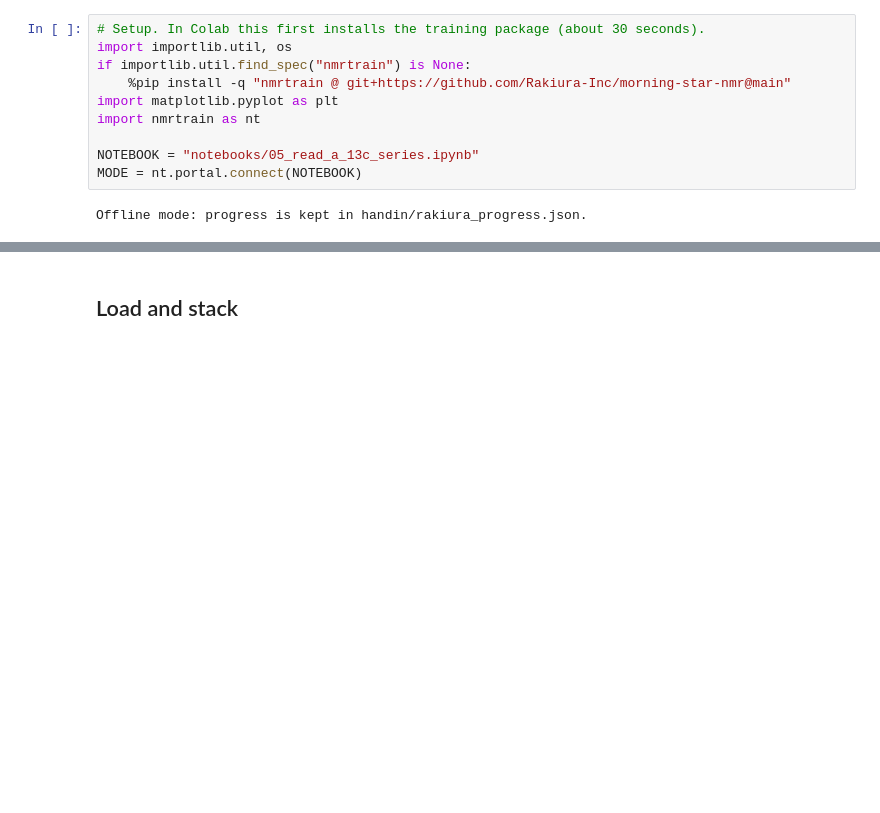
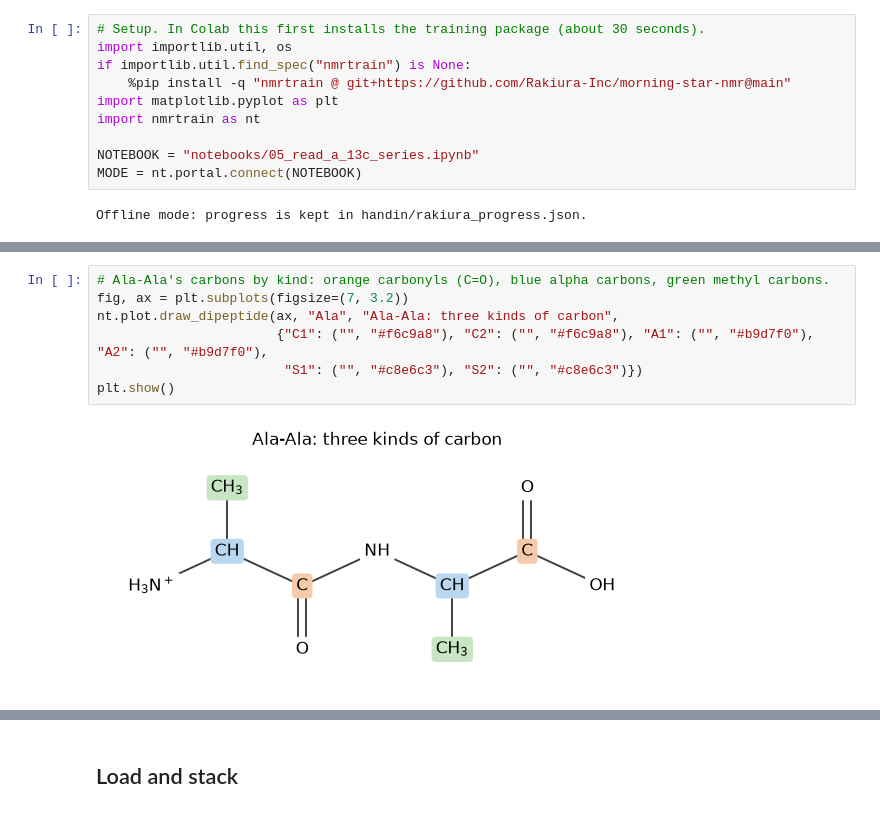
Before and after one commit to Rakiura-Inc/morning-star-nmr, a Jupyter notebook: notebooks/executed/05_read_a_13c_series.executed.ipynb, the cells around one changed output, grey strips where cells are left out. Drawn from its saved outputs; the diff is of its cells as text; blank space fills up the shorter version.

```diff
--- a/notebooks/executed/05_read_a_13c_series.executed.ipynb
+++ b/notebooks/executed/05_read_a_13c_series.executed.ipynb
@@ -32,0 +49,9 @@ Predict where each kind of carbon appears, in ppm, and enter it in the next cell
+# %%
+# Ala-Ala's carbons by kind: orange carbonyls (C=O), blue alpha carbons, green methyl carbons.
+fig, ax = plt.subplots(figsize=(7, 3.2))
+nt.plot.draw_dipeptide(ax, "Ala", "Ala-Ala: three kinds of carbon",
+                       {"C1": ("", "#f6c9a8"), "C2": ("", "#f6c9a8"), "A1": ("", "#b9d7f0"), "A2": ("", "#b9d7f0"),
+                        "S1": ("", "#c8e6c3"), "S2": ("", "#c8e6c3")})
+plt.show()
+# %% [output]
+[figure, added]
```
Also changed, not shown: parts of 25 cells of this notebook, 22 other files.
